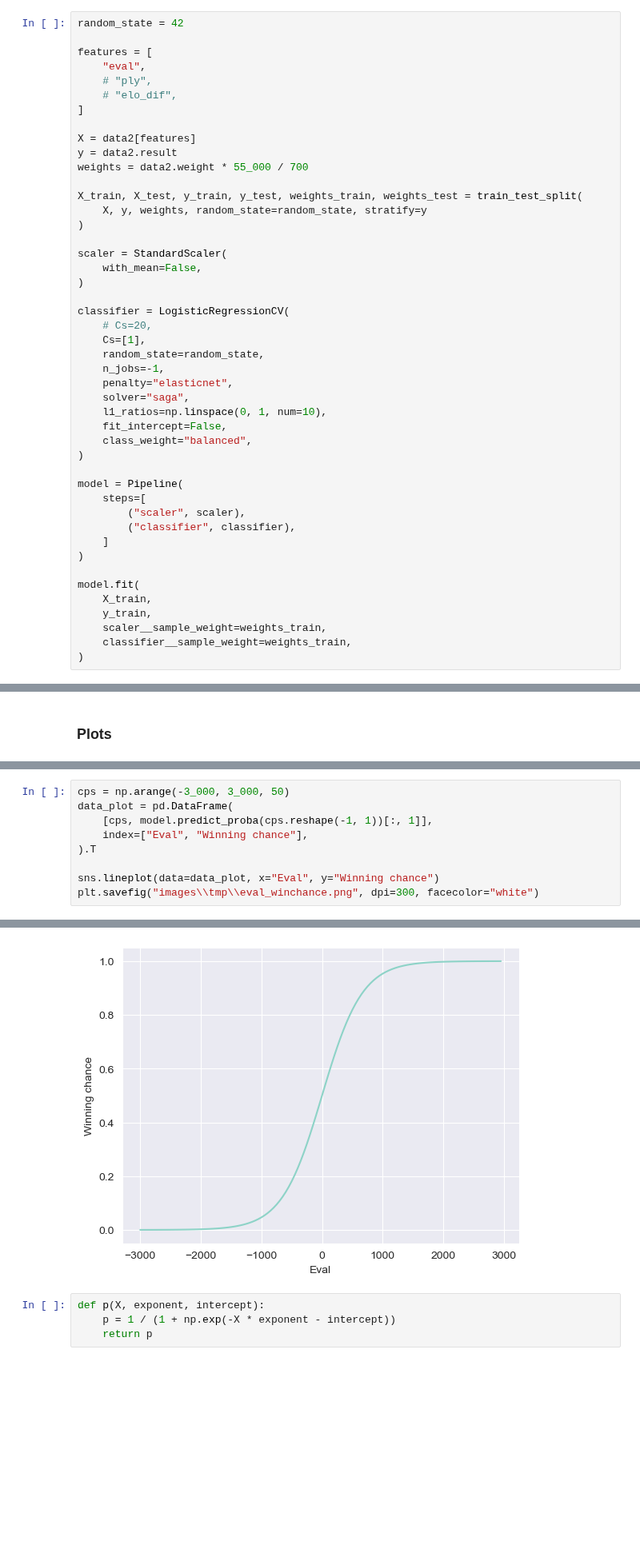
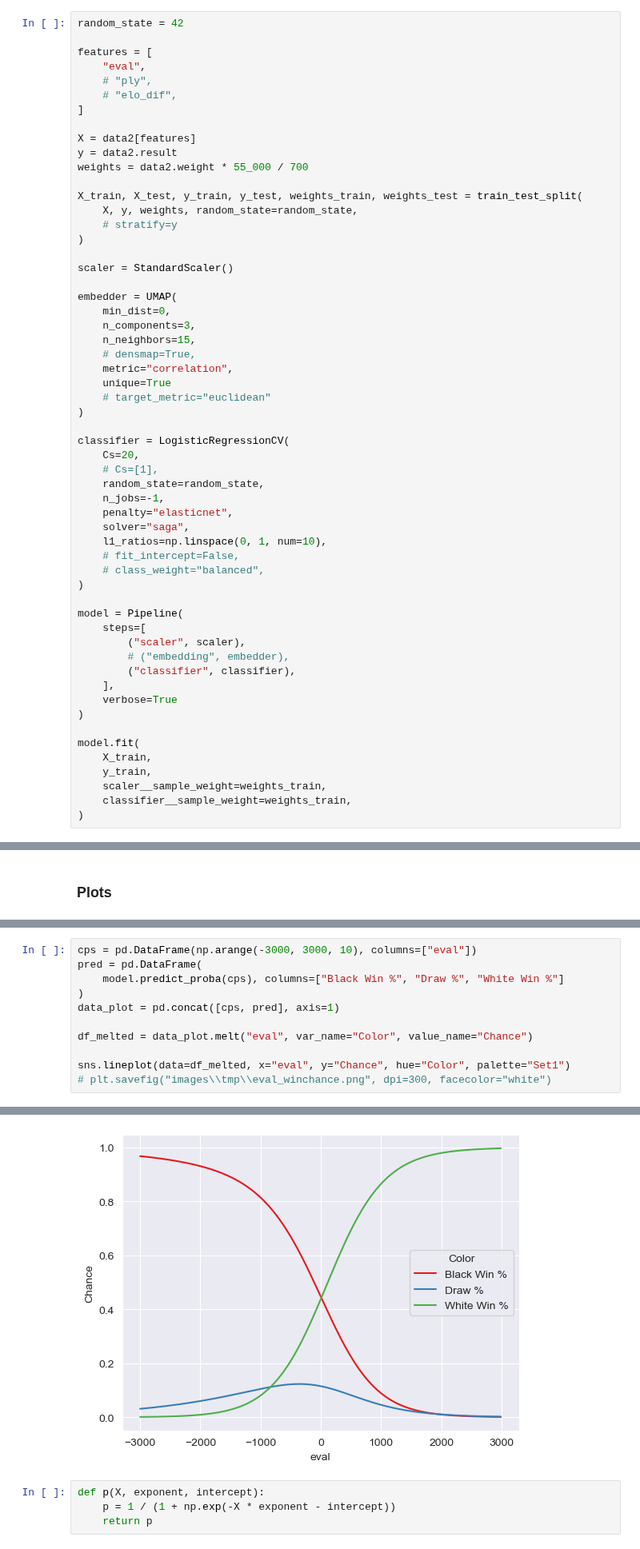
Before and after one commit to SandroMartens/Lichess-Win-Predictions, a Jupyter notebook: win_prob.ipynb, the cells around one changed output, grey strips where cells are left out. Shown at 80% size. Saved outputs shown, nothing was run; the diff lists cells and outputs as text; blank space fills up the shorter version.

```diff
--- a/win_prob.ipynb
+++ b/win_prob.ipynb
@@ -83,30 +89,41 @@ y = data2.result
 weights = data2.weight * 55_000 / 700
 
 X_train, X_test, y_train, y_test, weights_train, weights_test = train_test_split(
-    X, y, weights, random_state=random_state, stratify=y
+    X, y, weights, random_state=random_state,
+    # stratify=y
 )
 
-scaler = StandardScaler(
-    with_mean=False,
+scaler = StandardScaler()
+
+embedder = UMAP(
+    min_dist=0,
+    n_components=3,
+    n_neighbors=15,
+    # densmap=True,
+    metric="correlation",
+    unique=True
+    # target_metric="euclidean"
 )
 
 classifier = LogisticRegressionCV(
-    # Cs=20,
-    Cs=[1],
+    Cs=20,
+    # Cs=[1],
     random_state=random_state,
     n_jobs=-1,
     penalty="elasticnet",
     solver="saga",
     l1_ratios=np.linspace(0, 1, num=10),
-    fit_intercept=False,
-    class_weight="balanced",
+    # fit_intercept=False,
+    # class_weight="balanced",
 )
 
 model = Pipeline(
     steps=[
         ("scaler", scaler),
+        # ("embedding", embedder),
         ("classifier", classifier),
-    ]
+    ],
+    verbose=True
 )
 
 model.fit(
@@ -200,10 +224,12 @@ plt.savefig("images\\tmp\\ply_eval.png", dpi=300, facecolor="white")
 # %%
-cps = np.arange(-3_000, 3_000, 50)
-data_plot = pd.DataFrame(
-    [cps, model.predict_proba(cps.reshape(-1, 1))[:, 1]],
-    index=["Eval", "Winning chance"],
-).T
+cps = pd.DataFrame(np.arange(-3000, 3000, 10), columns=["eval"])
+pred = pd.DataFrame(
+    model.predict_proba(cps), columns=["Black Win %", "Draw %", "White Win %"]
+)
+data_plot = pd.concat([cps, pred], axis=1)
 
-sns.lineplot(data=data_plot, x="Eval", y="Winning chance")
-plt.savefig("images\\tmp\\eval_winchance.png", dpi=300, facecolor="white")
+df_melted = data_plot.melt("eval", var_name="Color", value_name="Chance")
+
+sns.lineplot(data=df_melted, x="eval", y="Chance", hue="Color", palette="Set1")
+# plt.savefig("images\\tmp\\eval_winchance.png", dpi=300, facecolor="white")
 # %% [output]
@@ -210,4 +237,4 @@ plt.savefig("images\\tmp\\eval_winchance.png", dpi=300, facecolor="white")
-[figure, old version]
+[figure, new version]
 # %%
 def p(X, exponent, intercept):
     p = 1 / (1 + np.exp(-X * exponent - intercept))
```
Also changed, not shown: parts of 7 cells of this notebook, 4 other files.
